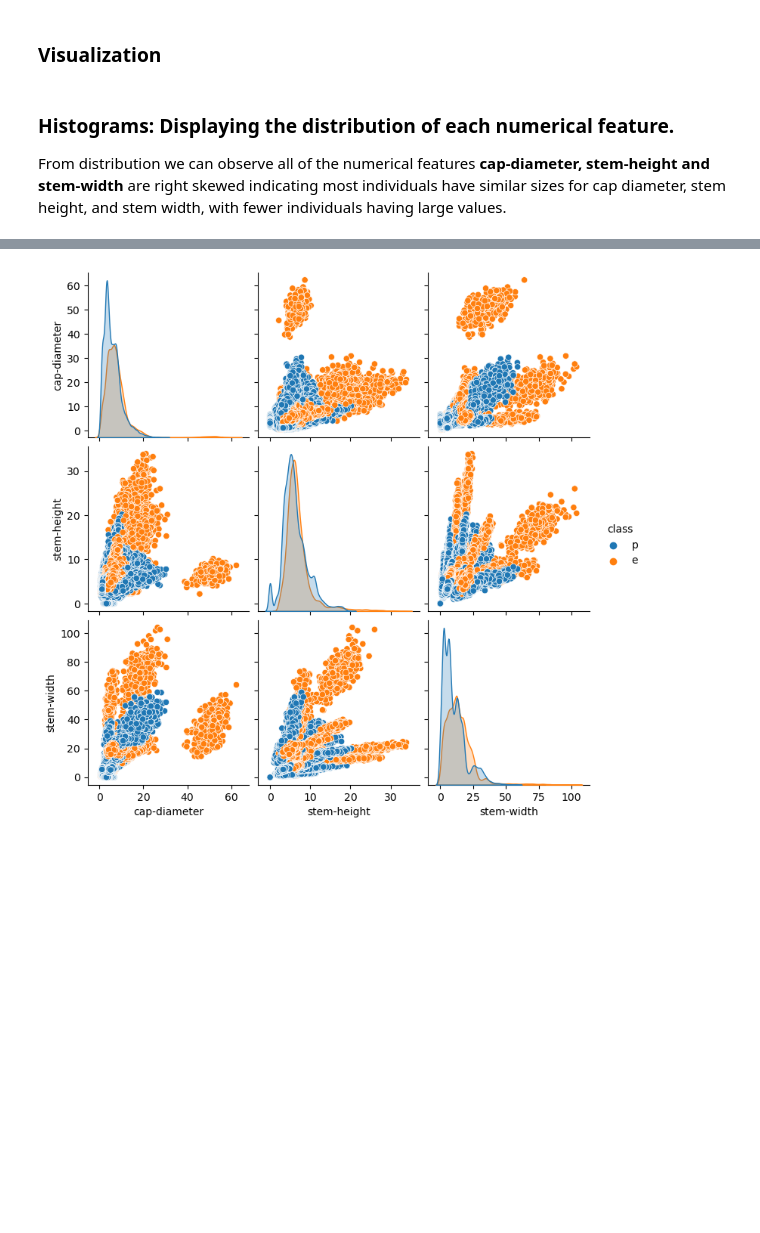
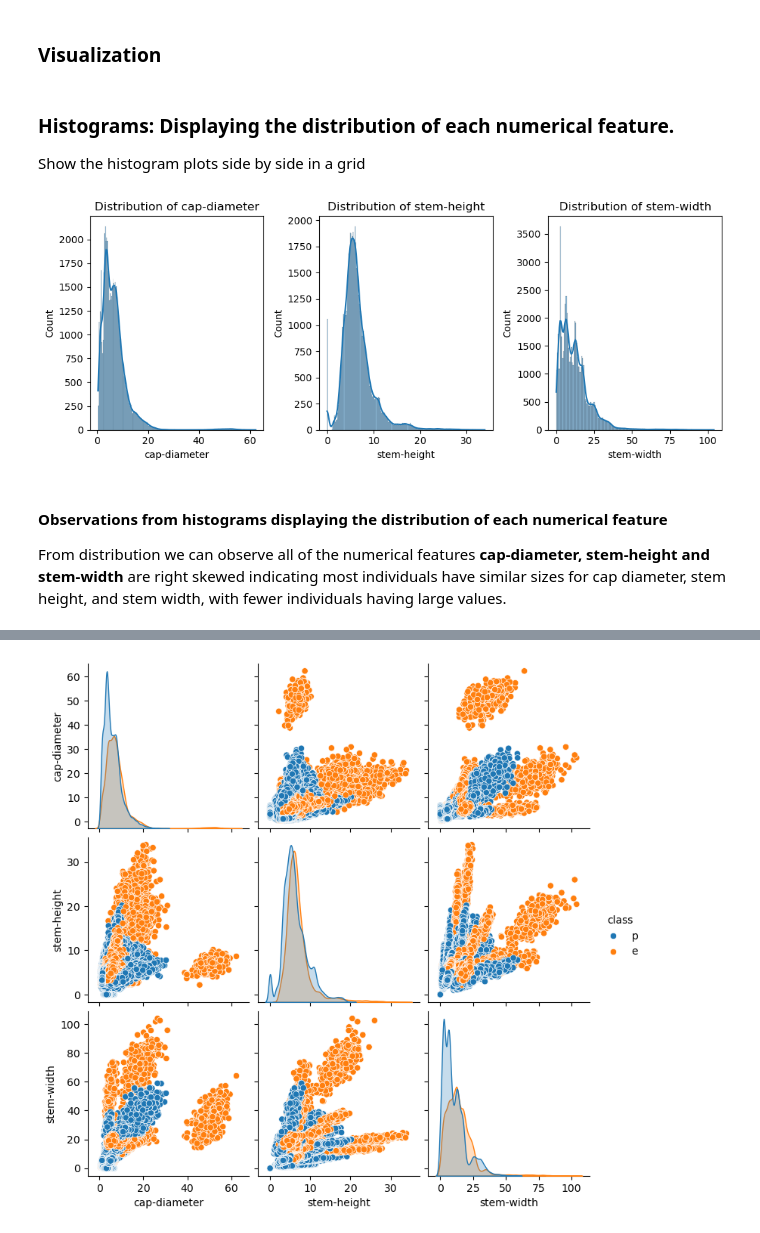
Before and after one commit to manik-ml-2k23/capstone, a Jupyter notebook: Capstone.ipynb, the cells around one changed output, grey strips where cells are left out. Cells and saved outputs as stored; diff of their text form; code cells hidden in the pictures; blank space fills up the shorter version.

```diff
--- a/Capstone.ipynb
+++ b/Capstone.ipynb
@@ -134,7 +135,35 @@ categorical_features = ['cap-shape', 'cap-surface', 'cap-color', 'does-bruise-or
 numerical_features = ['cap-diameter', 'stem-height', 'stem-width']
 # %% [markdown]
 ### Visualization
+# %% [markdown]
+### Histograms: Displaying the distribution of each numerical feature.
+Show the histogram plots side by side in a grid
+# %%
+# Determine the number of rows and columns
+num_features = len(numerical_features)
+cols = 3  # Number of columns for side-by-side histograms
+rows = math.ceil(num_features / cols)
+
+# Set up the matplotlib figure
+fig, axes = plt.subplots(nrows=rows, ncols=cols, figsize=(10,4))
+axes = axes.flatten()
+
+# Loop through features and create histograms
+for i, feature in enumerate(numerical_features):
+    sns.histplot(data=df, x=feature, kde=True, ax=axes[i])
+    axes[i].set_title(f'Distribution of {feature}')
+    axes[i].tick_params(axis='x')
+
+# Hide any unused subplots
+for j in range(i + 1, len(axes)):
+    fig.delaxes(axes[j])
+
+# Adjust layout
+plt.tight_layout()
+plt.show()
+# %% [output]
+[figure, added]
 # %% [markdown]
-### Histograms: Displaying the distribution of each numerical feature.
+#### Observations from histograms displaying the distribution of each numerical feature
 
 From distribution we can observe all of the numerical features **cap-diameter, stem-height and stem-width** are right skewed indicating most individuals have similar sizes for cap diameter, stem height, and stem width, with fewer individuals having large values.
```
Also changed, not shown: parts of 28 cells of this notebook, 2 other files.
